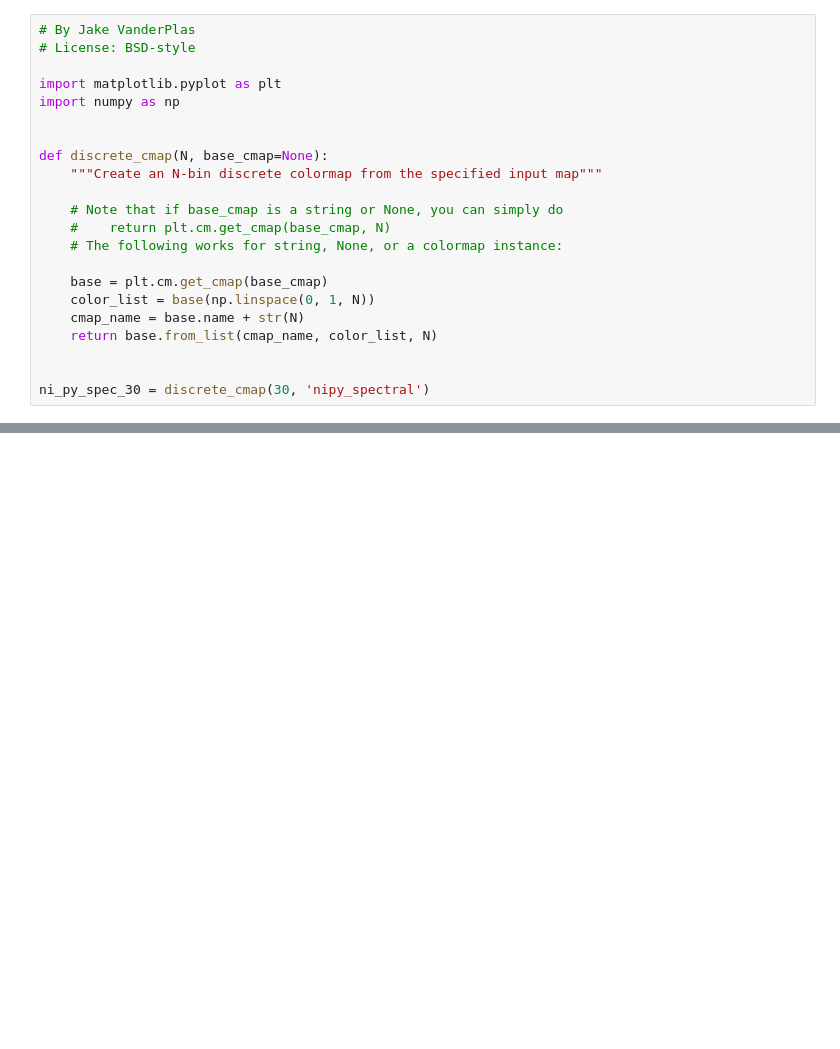
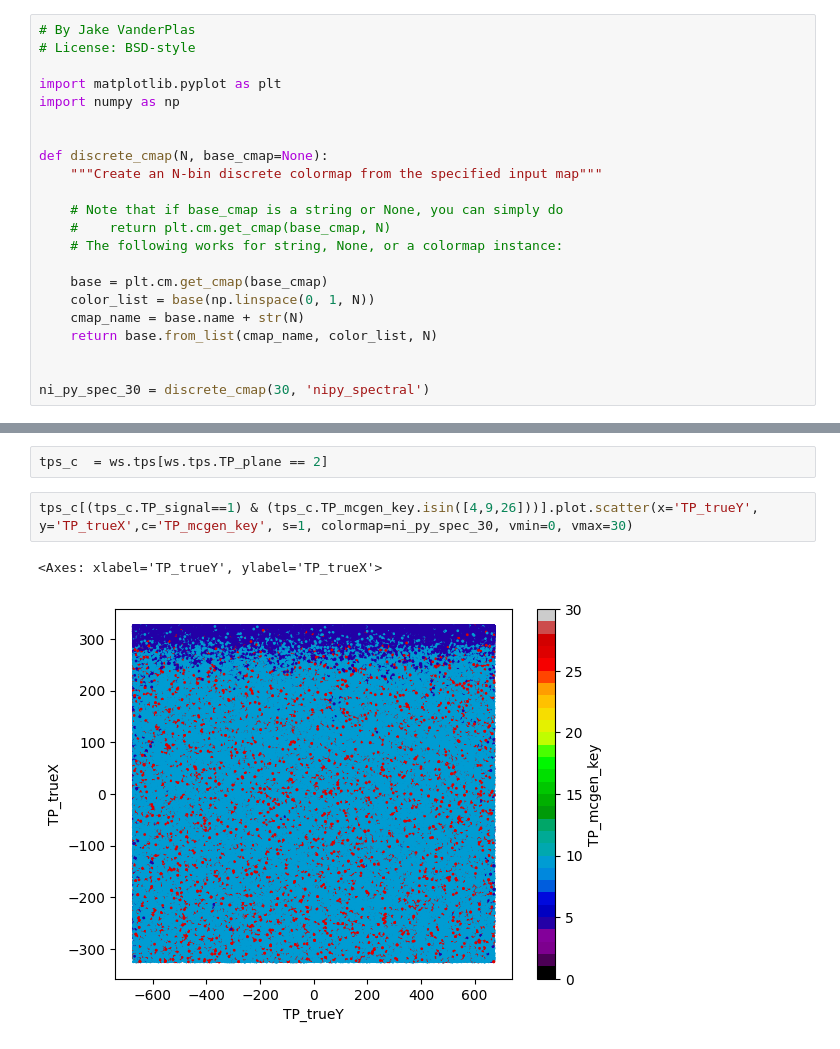
Before and after one commit to alessandrothea/tpvalidator, a Jupyter notebook: notebooks/BkgPlayground.ipynb, the cells around one changed output, grey strips where cells are left out. Cells and saved outputs as stored; diff of their text form; blank space fills up the shorter version.

```diff
--- a/notebooks/BkgPlayground.ipynb
+++ b/notebooks/BkgPlayground.ipynb
@@ -444,0 +112,7 @@ from tpvalidator.histograms import uproot_hist_mean_std
+# %%
+tps_c  = ws.tps[ws.tps.TP_plane == 2]
+# %%
+tps_c[(tps_c.TP_signal==1) & (tps_c.TP_mcgen_key.isin([4,9,26]))].plot.scatter(x='TP_trueY', y='TP_trueX',c='TP_mcgen_key', s=1, colormap=ni_py_spec_30, vmin=0, vmax=30)
+# %% [output]
+<Axes: xlabel='TP_trueY', ylabel='TP_trueX'>
+[figure, added]
```
Also changed, not shown: parts of 41 cells of this notebook, 5 other files.
